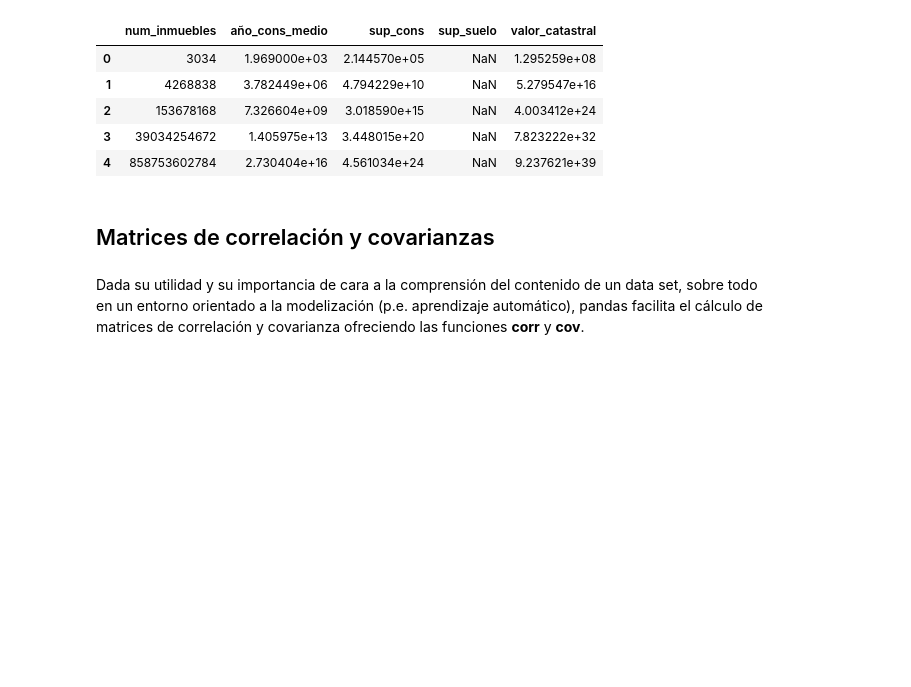
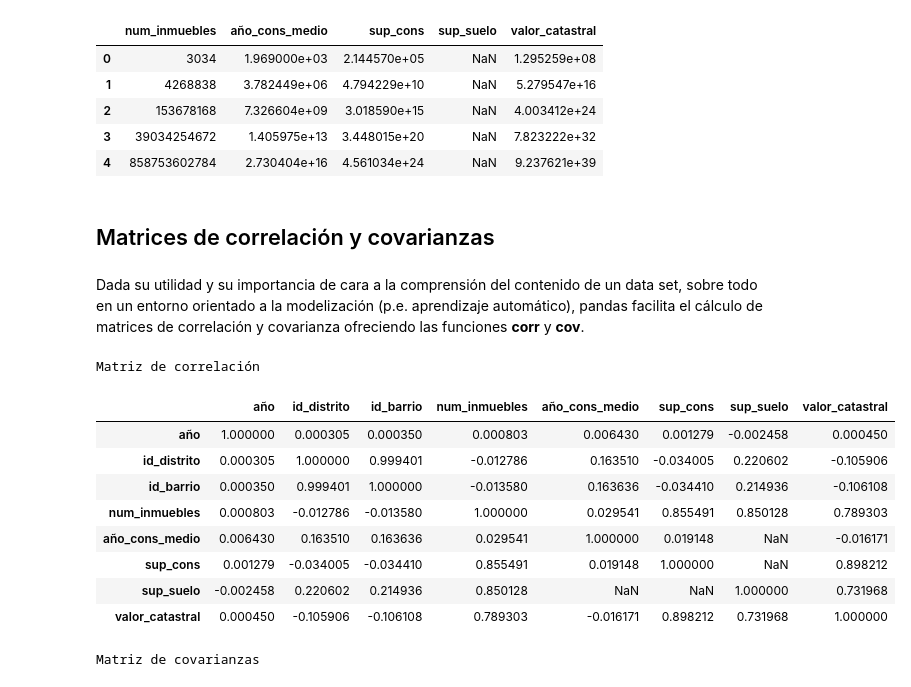
Before and after one commit to yanaySG/proyecto_python_AFI, a Jupyter notebook: Lecciones/3-pandas-notebooks/4. Preparacion y exploracion de datos.ipynb, the cells around one changed output. Drawn from its saved outputs; the diff is of its cells as text; code cells hidden in the pictures; blank space fills up the shorter version.

Commit message:
corr & cov

```diff
--- a/Lecciones/3-pandas-notebooks/4. Preparacion y exploracion de datos.ipynb
+++ b/Lecciones/3-pandas-notebooks/4. Preparacion y exploracion de datos.ipynb
@@ -362,4 +362,19 @@ catastro[['num_inmuebles','año_cons_medio','sup_cons','sup_suelo','valor_catast
 Dada su utilidad y su importancia de cara a la comprensión del contenido de un data set, sobre todo en un entorno orientado a la modelización (p.e. aprendizaje automático), pandas facilita el cálculo de matrices de correlación y covarianza ofreciendo las funciones <b>corr</b> y <b>cov</b>.
 # %%
 print("Matriz de correlación")
-catastro.corr()
+display(catastro.corr())
+
+print("\nMatriz de covarianzas")
+display(catastro.cov())
+# %% [output]
+Matriz de correlación
+|  | año | id_distrito | id_barrio | num_inmuebles | año_cons_medio | sup_cons | sup_suelo | valor_catastral |
+| año | 1.000000 | 0.000305 | 0.000350 | 0.000803 | 0.006430 | 0.001279 | -0.002458 | 0.000450 |
+| id_distrito | 0.000305 | 1.000000 | 0.999401 | -0.012786 | 0.163510 | -0.034005 | 0.220602 | -0.105906 |
+| id_barrio | 0.000350 | 0.999401 | 1.000000 | -0.013580 | 0.163636 | -0.034410 | 0.214936 | -0.106108 |
+| num_inmuebles | 0.000803 | -0.012786 | -0.013580 | 1.000000 | 0.029541 | 0.855491 | 0.850128 | 0.789303 |
+| año_cons_medio | 0.006430 | 0.163510 | 0.163636 | 0.029541 | 1.000000 | 0.019148 | NaN | -0.016171 |
+| sup_cons | 0.001279 | -0.034005 | -0.034410 | 0.855491 | 0.019148 | 1.000000 | NaN | 0.898212 |
+| sup_suelo | -0.002458 | 0.220602 | 0.214936 | 0.850128 | NaN | NaN | 1.000000 | 0.731968 |
+| valor_catastral | 0.000450 | -0.105906 | -0.106108 | 0.789303 | -0.016171 | 0.898212 | 0.731968 | 1.000000 |
+Matriz de covarianzas
```
Also changed, not shown: parts of 1 cell of this notebook.
